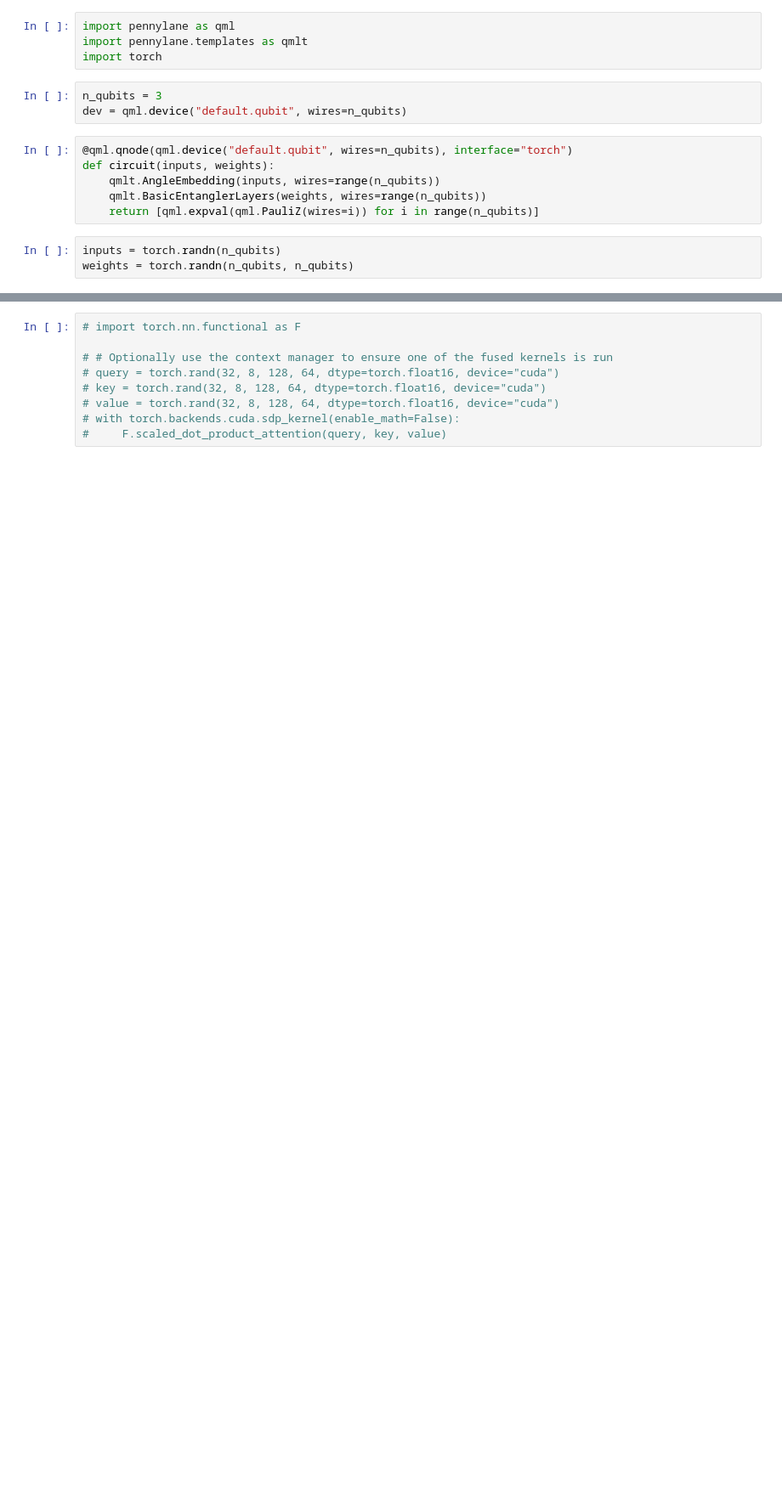
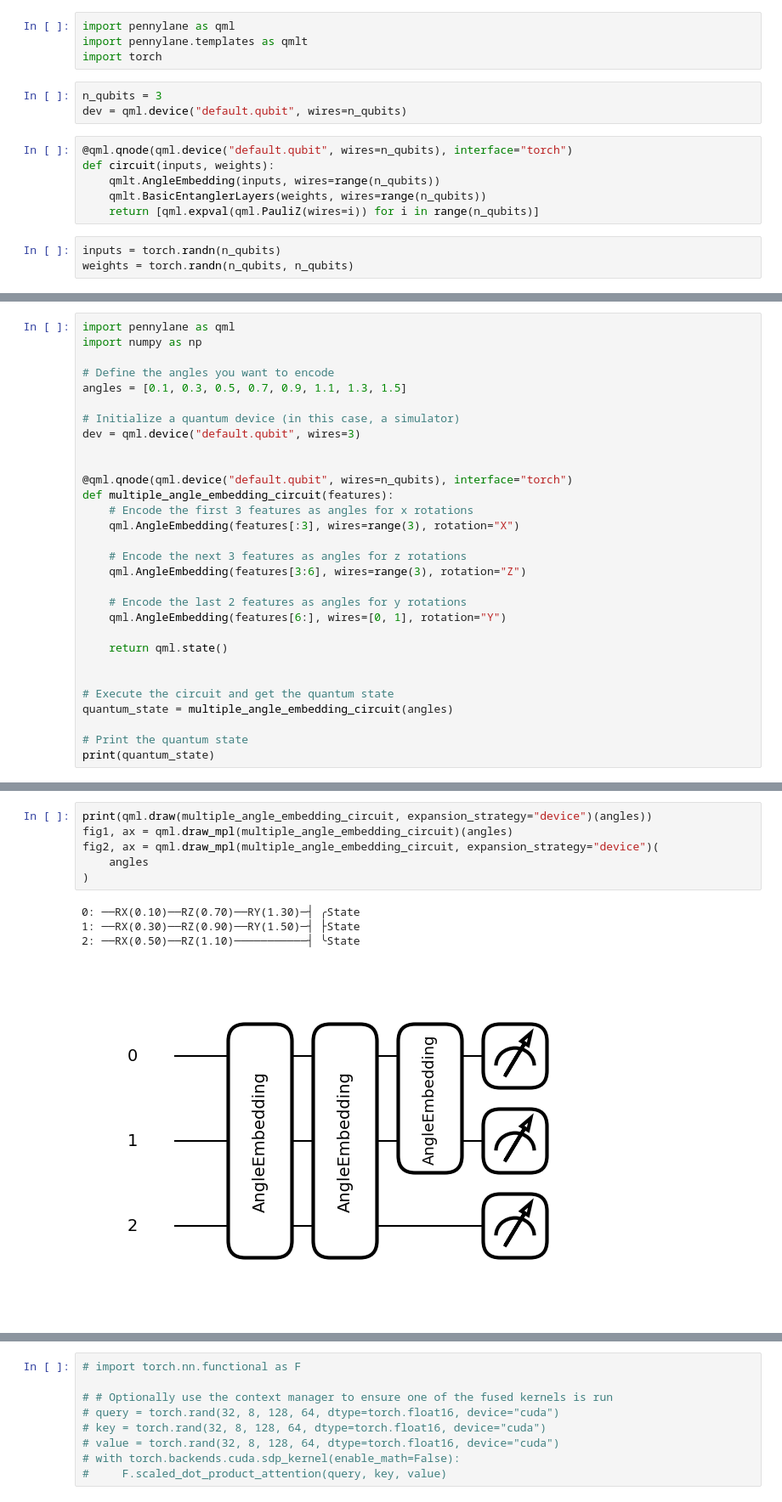
Before and after one commit to NicholasChoong/QuantumTransformer, a Jupyter notebook: test.ipynb, the cells around one changed output, grey strips where cells are left out. Shown at 85% size. Drawn from its saved outputs; the diff is of its cells as text; blank space fills up the shorter version.

```diff
--- a/test.ipynb
+++ b/test.ipynb
@@ -34,2 +34,32 @@ fig2, ax = qml.draw_mpl(circuit, expansion_strategy="device")(inputs, weights)
 [figure]
 [figure]
+# %%
+import pennylane as qml
+import numpy as np
+
+# Define the angles you want to encode
+angles = [0.1, 0.3, 0.5, 0.7, 0.9, 1.1, 1.3, 1.5]
+
+# Initialize a quantum device (in this case, a simulator)
+dev = qml.device("default.qubit", wires=3)
+
+
+@qml.qnode(qml.device("default.qubit", wires=n_qubits), interface="torch")
+def multiple_angle_embedding_circuit(features):
+    # Encode the first 3 features as angles for x rotations
+    qml.AngleEmbedding(features[:3], wires=range(3), rotation="X")
+
+    # Encode the next 3 features as angles for z rotations
+    qml.AngleEmbedding(features[3:6], wires=range(3), rotation="Z")
+
+    # Encode the last 2 features as angles for y rotations
+    qml.AngleEmbedding(features[6:], wires=[0, 1], rotation="Y")
+
+    return qml.state()
+
+
+# Execute the circuit and get the quantum state
+quantum_state = multiple_angle_embedding_circuit(angles)
+
+# Print the quantum state
+print(quantum_state)
@@ -35,0 +70,11 @@ fig2, ax = qml.draw_mpl(circuit, expansion_strategy="device")(inputs, weights)
+# %%
+print(qml.draw(multiple_angle_embedding_circuit, expansion_strategy="device")(angles))
+fig1, ax = qml.draw_mpl(multiple_angle_embedding_circuit)(angles)
+fig2, ax = qml.draw_mpl(multiple_angle_embedding_circuit, expansion_strategy="device")(
+    angles
+)
+# %% [output]
+0: ──RX(0.10)──RZ(0.70)──RY(1.30)─┤ ╭State
+1: ──RX(0.30)──RZ(0.90)──RY(1.50)─┤ ├State
+2: ──RX(0.50)──RZ(1.10)───────────┤ ╰State
+[figure, added]
```
Also changed, not shown: parts of 4 cells of this notebook.
